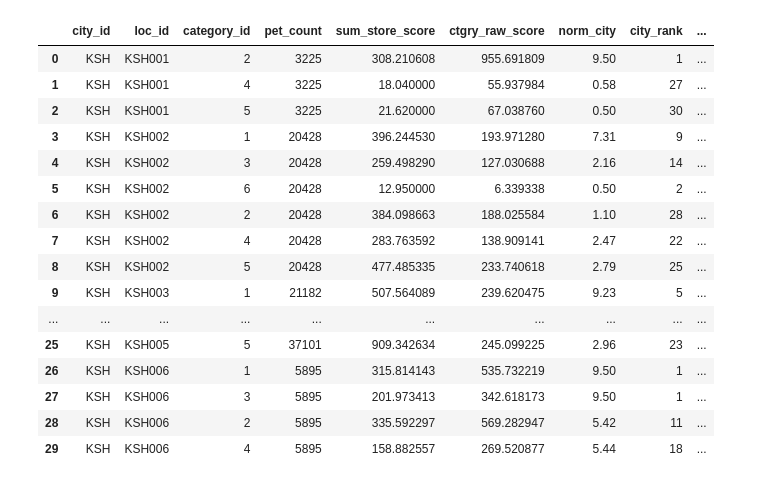
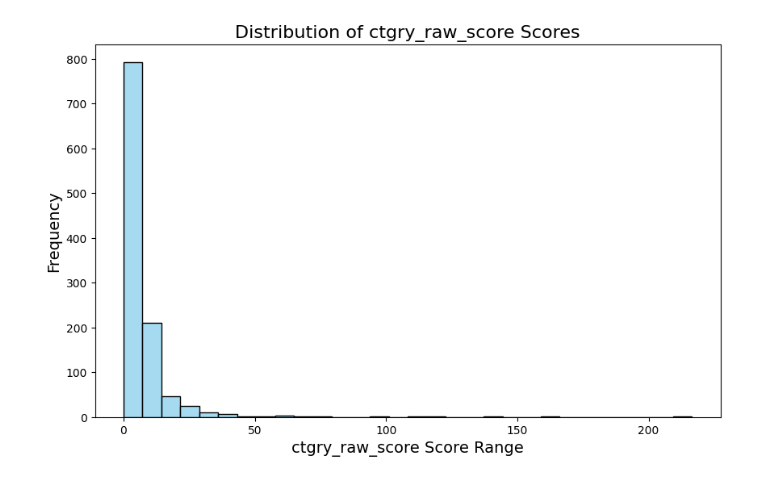
Before and after one commit to refinism-B/TJR103-Group-1-Project, a Jupyter notebook: code/1_bevis/compute_m.ipynb, the cells around one changed output. Drawn from its saved outputs; the diff is of its cells as text; code cells hidden in the pictures.

```diff
--- a/code/1_bevis/compute_m.ipynb
+++ b/code/1_bevis/compute_m.ipynb
@@ -257,16 +178,28 @@ df_main.head(15)
 # %%
-def T_calculate_category_raw_score(df_pet: pd.DataFrame, df_main: pd.DataFrame) -> pd.DataFrame:
-    df_pet_count = df_pet.groupby("loc_id")["regis_count"].sum().reset_index(name="pet_count")
+def T_calculate_category_raw_score(df_pet: pd.DataFrame, df_main: pd.DataFrame, df_loc: pd.DataFrame) -> pd.DataFrame:
+    df_pet_count = df_pet.groupby("loc_id").agg(
+        regis = ("regis_count", "sum"),
+        removal = ("removal_count", "sum")
+    ).reset_index()
+    df_pet_count["pet_count"] = df_pet_count["regis"] - df_pet_count["removal"]
+
     sum_store_score = df_main.groupby(["loc_id", "category_id"])["store_score"].sum().reset_index(name="sum_store_score")
 
-    df_ctgry_score = sum_store_score.merge(df_pet_count, how="left", on="loc_id")
+    df_ctgry_score = df_loc.merge(sum_store_score, how="left", on=["loc_id", "category_id"])
+    df_ctgry_score["sum_store_score"] = df_ctgry_score["sum_store_score"].fillna(0)
+
+    df_ctgry_score = df_ctgry_score.merge(df_pet_count, how="left", on="loc_id")
     df_ctgry_score["ctgry_raw_score"] = df_ctgry_score["sum_store_score"] / (df_ctgry_score["pet_count"]/10000)
+    df_ctgry_score["ctgry_raw_score"] = df_ctgry_score["ctgry_raw_score"].fillna(0)
 
     df_ctgry_score["city_id"] = df_ctgry_score["loc_id"].str[:3]
 
+    df_ctgry_score
+
     return df_ctgry_score
 
-df_ctgry_score = T_calculate_category_raw_score(df_pet=df_pet, df_main=df_main)
-
-df_ctgry_score.head(15)
+df_ctgry_score = T_calculate_category_raw_score(df_pet=df_pet, df_main=df_main, df_loc=df_loc)
+# df_sort = df_ctgry_score.sort_values(by="ctgry_raw_score", ascending=False)
+# df_sort.head(15)
+df_ctgry_score.shape
 # %% [output]
@@ -353,5 +261,7 @@ df_final.head(15)
 # %%
 def T_add_rank(df: pd.DataFrame) -> pd.DataFrame:
+    df["norm_city"] = df["norm_city"].fillna(0)
+    df["norm_all"] = df["norm_all"].fillna(0)
     df["city_rank"] = df.groupby(["city_id", "category_id"])["norm_city"].rank(method="min", ascending=False).astype(int).astype(str)
     df["all_rank"] = df.groupby(["category_id"])["norm_all"].rank(method="min", ascending=False).astype(int).astype(str)
 
@@ -361,3 +271,5 @@ def T_add_rank(df: pd.DataFrame) -> pd.DataFrame:
     return df
 
 df_final = T_add_rank(df=df_final)
+
+df_final.head(20)
@@ -364,20 +294,26 @@ df_final = T_add_rank(df=df_final)
 # %%
-df_final.head(30)
+# df_test = df_final.copy()
+# df_sort = df_test.sort_values(by="ctgry_raw_score", ascending=False)
+
+# mask1 = df_test["norm_all"] > 9
+
+# df_sort.head(15)
-# %% [output]
-|  | city_id | loc_id | category_id | pet_count | sum_store_score | ctgry_raw_score | norm_city | city_rank | ... |
-| 0 | KSH | KSH001 | 2 | 3225 | 308.210608 | 955.691809 | 9.50 | 1 | ... |
-| 1 | KSH | KSH001 | 4 | 3225 | 18.040000 | 55.937984 | 0.58 | 27 | ... |
-| 2 | KSH | KSH001 | 5 | 3225 | 21.620000 | 67.038760 | 0.50 | 30 | ... |
-| 3 | KSH | KSH002 | 1 | 20428 | 396.244530 | 193.971280 | 7.31 | 9 | ... |
-| 4 | KSH | KSH002 | 3 | 20428 | 259.498290 | 127.030688 | 2.16 | 14 | ... |
-| 5 | KSH | KSH002 | 6 | 20428 | 12.950000 | 6.339338 | 0.50 | 2 | ... |
-| 6 | KSH | KSH002 | 2 | 20428 | 384.098663 | 188.025584 | 1.10 | 28 | ... |
-| 7 | KSH | KSH002 | 4 | 20428 | 283.763592 | 138.909141 | 2.47 | 22 | ... |
-| 8 | KSH | KSH002 | 5 | 20428 | 477.485335 | 233.740618 | 2.79 | 25 | ... |
-| 9 | KSH | KSH003 | 1 | 21182 | 507.564089 | 239.620475 | 9.23 | 5 | ... |
-| ... | ... | ... | ... | ... | ... | ... | ... | ... | ... |
-| 25 | KSH | KSH005 | 5 | 37101 | 909.342634 | 245.099225 | 2.96 | 23 | ... |
-| 26 | KSH | KSH006 | 1 | 5895 | 315.814143 | 535.732219 | 9.50 | 1 | ... |
-| 27 | KSH | KSH006 | 3 | 5895 | 201.973413 | 342.618173 | 9.50 | 1 | ... |
-| 28 | KSH | KSH006 | 2 | 5895 | 335.592297 | 569.282947 | 5.42 | 11 | ... |
-| 29 | KSH | KSH006 | 4 | 5895 | 158.882557 | 269.520877 | 5.44 | 18 | ... |
+# %%
+import seaborn as sns
+import matplotlib.pyplot as plt
+
+# 設定圖表大小
+plt.figure(figsize=(10, 6))
+
+# 使用 seaborn 繪製直方圖
+sns.histplot(df_final["ctgry_raw_score"], bins=30, kde=False, color="skyblue", edgecolor="black")
+
+# 添加標題和標籤
+plt.title("Distribution of ctgry_raw_score Scores", fontsize=16)
+plt.xlabel("ctgry_raw_score Score Range", fontsize=14)
+plt.ylabel("Frequency", fontsize=14)
+
+# 顯示圖表
+plt.show()
+# %% [output]
+[figure, added]
```
Also changed, not shown: parts of 17 cells of this notebook, 2 other files.
